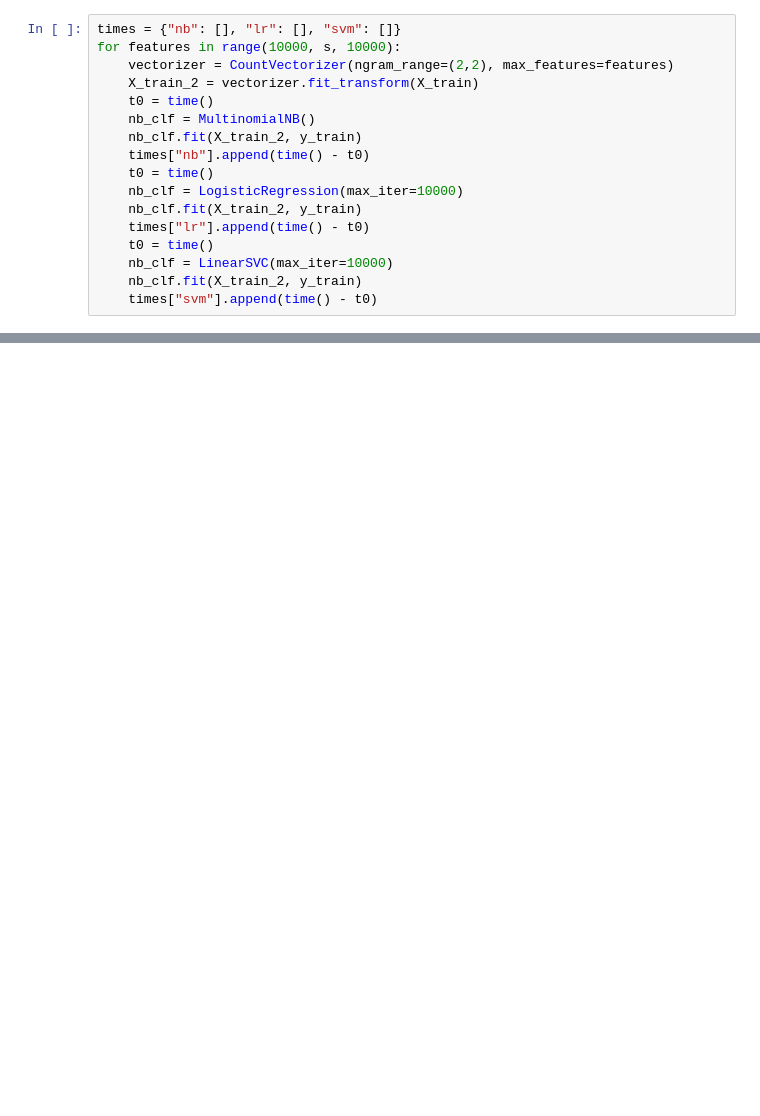
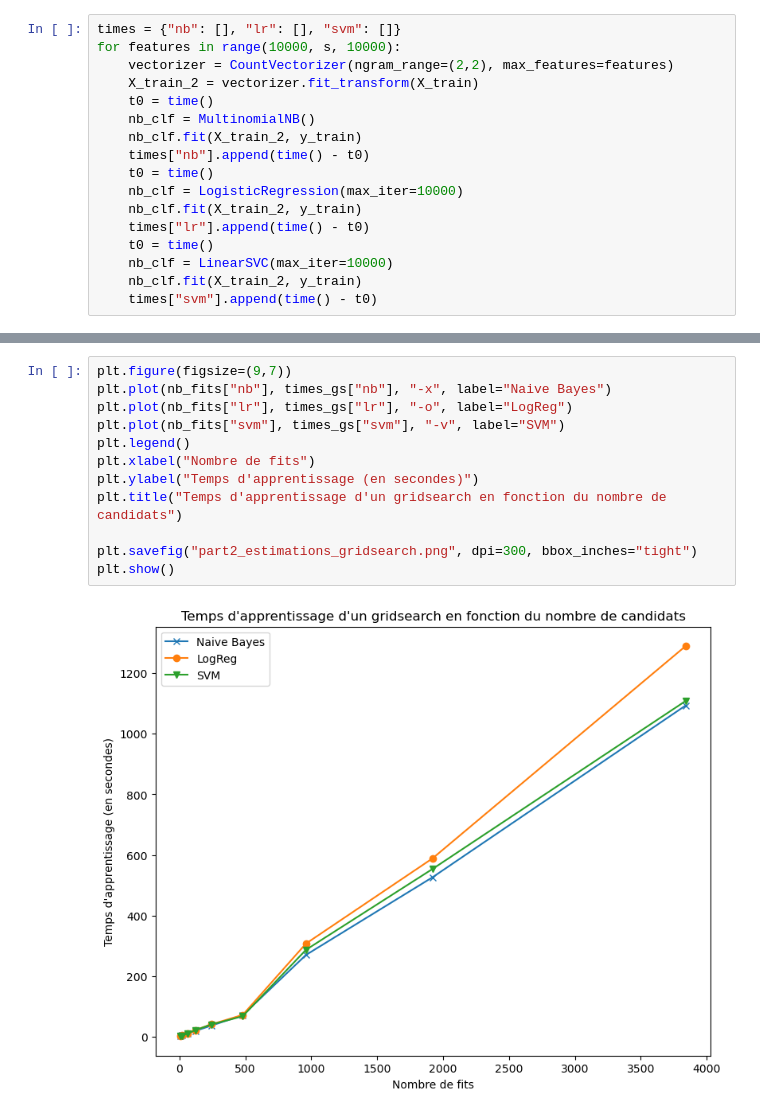
Before and after one commit to CharlesAttend/RITAL-Projet1, a Jupyter notebook: part2_review/reports/estimations_part2.ipynb, the cells around one changed output, grey strips where cells are left out. Saved outputs shown, nothing was run; the diff lists cells and outputs as text; blank space fills up the shorter version.

```diff
--- a/part2_review/reports/estimations_part2.ipynb
+++ b/part2_review/reports/estimations_part2.ipynb
@@ -82,0 +209,14 @@ svm median 1.4022510051727295
+# %%
+plt.figure(figsize=(9,7))
+plt.plot(nb_fits["nb"], times_gs["nb"], "-x", label="Naive Bayes")
+plt.plot(nb_fits["lr"], times_gs["lr"], "-o", label="LogReg")
+plt.plot(nb_fits["svm"], times_gs["svm"], "-v", label="SVM")
+plt.legend()
+plt.xlabel("Nombre de fits")
+plt.ylabel("Temps d'apprentissage (en secondes)")
+plt.title("Temps d'apprentissage d'un gridsearch en fonction du nombre de candidats")
+
+plt.savefig("part2_estimations_gridsearch.png", dpi=300, bbox_inches="tight")
+plt.show()
+# %% [output]
+[figure, added]
```
Also changed, not shown: parts of 6 cells of this notebook, 3 other files.
